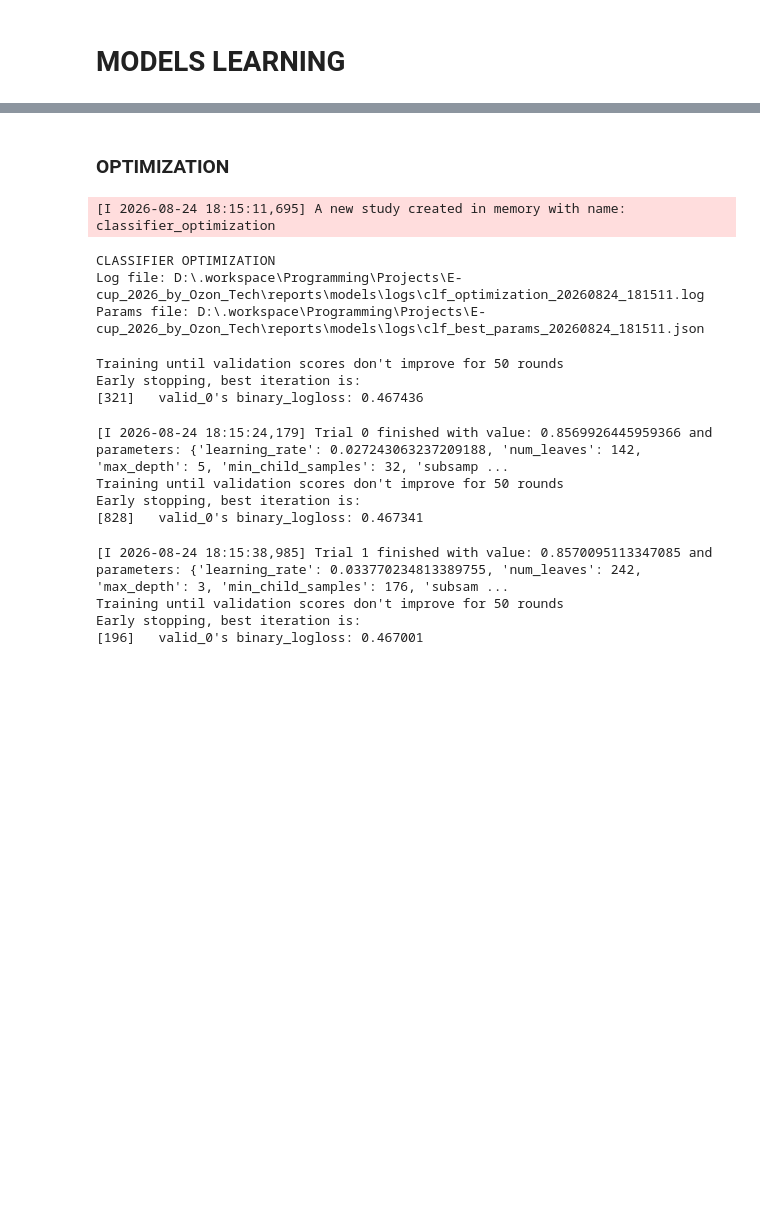
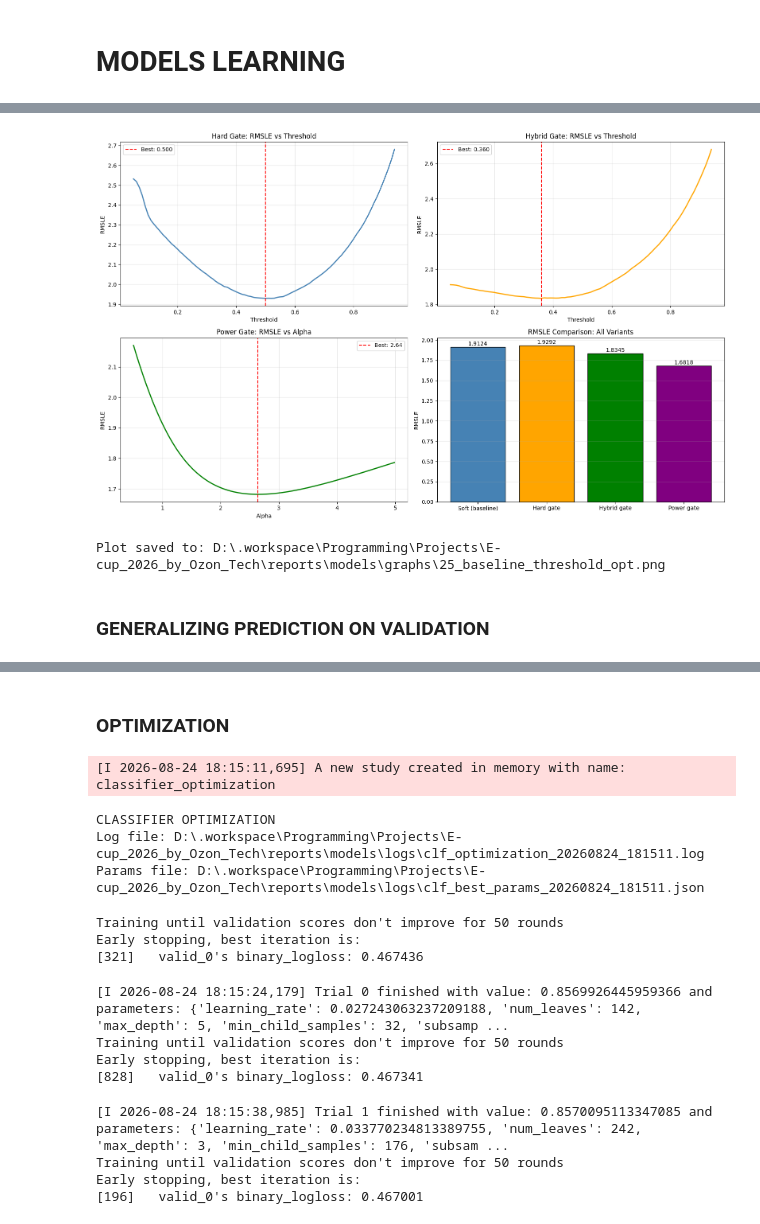
Before and after one commit to HelloImWebbieeee/E-cup_2026_by_Ozon_Tech, a Jupyter notebook: notebooks/04_models_learning.ipynb, the cells around one changed output, grey strips where cells are left out. Cells and saved outputs as stored; diff of their text form; code cells hidden in the pictures; blank space fills up the shorter version.

```diff
--- a/notebooks/04_models_learning.ipynb
+++ b/notebooks/04_models_learning.ipynb
@@ -255,0 +384,17 @@ Val RMSE (raw): 290.9919
+# %%
+# THRESHOLD OPTIMIZATION
+# Find the optimal threshold / alpha that minimizes overall RMSLE on val set
+print("THRESHOLD OPTIMIZATION")
+
+# Re-compute predictions on validation set (they should already exist)
+P_buy_val = clf.predict(X_clf_val)
+predicted_gmv_log_val = reg.predict(X_clf_val)
+predicted_gmv_val = np.expm1(predicted_gmv_log_val)
+predicted_gmv_val = np.clip(predicted_gmv_val, 0, None)
+
+y_val = y[val_idx]
+
+print(f"Val size: {len(y_val)}")
+print(f"Val positive: {y_val.sum() > 0}")
+print(f"P_buy_val range: [{P_buy_val.min():.4f}, {P_buy_val.max():.4f}]")
+print(f"predicted_gmv_val range: [{predicted_gmv_val.min():.2f}, {predicted_gmv_val.max():.2f}]")
@@ -331,0 +519,62 @@ Improvement over baseline: 40.46%
+# %%
+# VISUALIZATION
+fig, axes = plt.subplots(2, 2, figsize = (16, 10))
+
+# Plot 1: Hard gate RMSLE vs threshold
+axes[0, 0].plot(hard_gate_df["threshold"], hard_gate_df["rmsle"], color = "steelblue", linewidth = 2)
+axes[0, 0].axvline(best_hard["threshold"], color = "red", linestyle = "--",
+                   label = f"Best: {best_hard['threshold']:.3f}")
+axes[0, 0].set_title("Hard Gate: RMSLE vs Threshold")
+axes[0, 0].set_xlabel("Threshold")
+axes[0, 0].set_ylabel("RMSLE")
+axes[0, 0].legend()
+axes[0, 0].grid(alpha = 0.3)
+
+# Plot 2: Hybrid gate RMSLE vs threshold
+axes[0, 1].plot(hybrid_df["threshold"], hybrid_df["rmsle"], color = "orange", linewidth = 2)
+axes[0, 1].axvline(best_hybrid["threshold"], color = "red", linestyle = "--",
+                   label = f"Best: {best_hybrid['threshold']:.3f}")
+axes[0, 1].set_title("Hybrid Gate: RMSLE vs Threshold")
+axes[0, 1].set_xlabel("Threshold")
+axes[0, 1].set_ylabel("RMSLE")
+axes[0, 1].legend()
+axes[0, 1].grid(alpha = 0.3)
+
+# Plot 3: Power gate RMSLE vs alpha
+axes[1, 0].plot(power_df["alpha"], power_df["rmsle"], color = "green", linewidth = 2)
+axes[1, 0].axvline(best_power["alpha"], color = "red", linestyle = "--",
+                   label = f"Best: {best_power['alpha']:.2f}")
+axes[1, 0].set_title("Power Gate: RMSLE vs Alpha")
+axes[1, 0].set_xlabel("Alpha")
+axes[1, 0].set_ylabel("RMSLE")
+axes[1, 0].legend()
+axes[1, 0].grid(alpha = 0.3)
+
+# Plot 4: All variants together
+axes[1, 1].bar(
+    results_summary["variant"],
+    results_summary["rmsle"],
+    color = ["steelblue", "orange", "green", "purple"],
+    edgecolor = "black",
+)
+axes[1, 1].set_title("RMSLE Comparison: All Variants")
+axes[1, 1].set_ylabel("RMSLE")
+axes[1, 1].grid(alpha = 0.3, axis = "y")
+
+for i, row in results_summary.iterrows():
+    axes[1, 1].text(
+        i, row["rmsle"] + 0.005,
+        f"{row['rmsle']:.4f}",
+        ha = "center", va = "bottom",
+    )
+
+plt.tight_layout()
+fig.savefig(REPORTS_MODELS_GRAPHS_DIR / "25_baseline_threshold_opt.png", dpi = 150)
+plt.show()
+
+print(f"Plot saved to: {REPORTS_MODELS_GRAPHS_DIR / '25_baseline_threshold_opt.png'}")
+# %% [output]
+[figure, added]
+Plot saved to: D:\.workspace\Programming\Projects\E-cup_2026_by_Ozon_Tech\reports\models\graphs\25_baseline_threshold_opt.png
+# %% [markdown]
+### **GENERALIZING PREDICTION ON VALIDATION**
```
Also changed, not shown: parts of 22 cells of this notebook.
